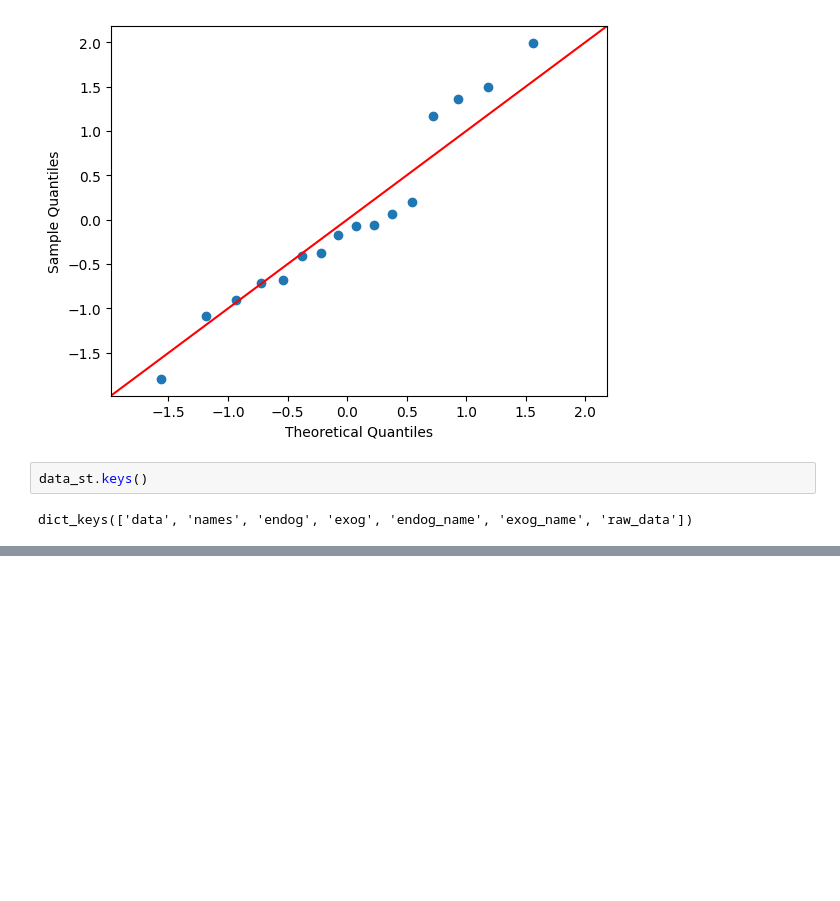
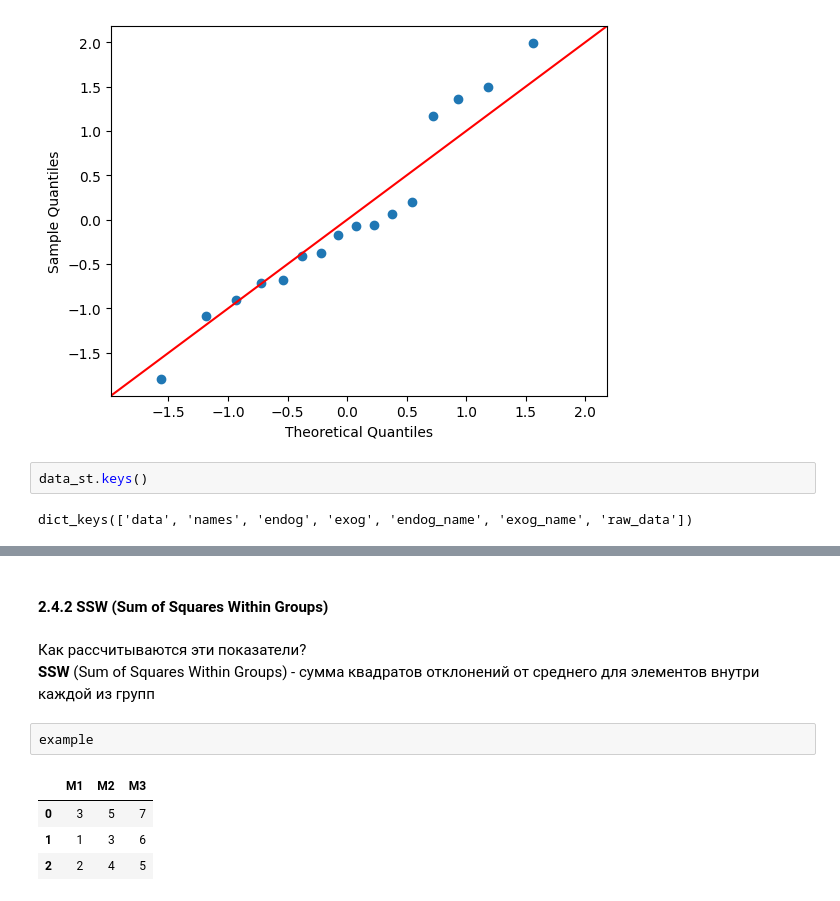
Before and after one commit to observer012/courses, a Jupyter notebook: Основы статистики(Stepik)/Основы статистики.ipynb, the cells around one changed output, grey strips where cells are left out. Saved outputs shown, nothing was run; the diff lists cells and outputs as text; blank space fills up the shorter version.

```diff
--- a/Основы статистики(Stepik)/Основы статистики.ipynb
+++ b/Основы статистики(Stepik)/Основы статистики.ipynb
@@ -662,0 +729,12 @@ data_st['exog']
+# %% [markdown]
+#### 2.4.2 SSW (Sum of Squares Within Groups)
+# %% [markdown]
+Как рассчитываются эти показатели?\
+**SSW** (Sum of Squares Within Groups) - сумма квадратов отклонений от среднего для элементов внутри каждой из групп
+# %%
+example
+# %% [output]
+|  | M1 | M2 | M3 |
+| 0 | 3 | 5 | 7 |
+| 1 | 1 | 3 | 6 |
+| 2 | 2 | 4 | 5 |
```
Also changed, not shown: parts of 49 cells of this notebook, 1 other file.
